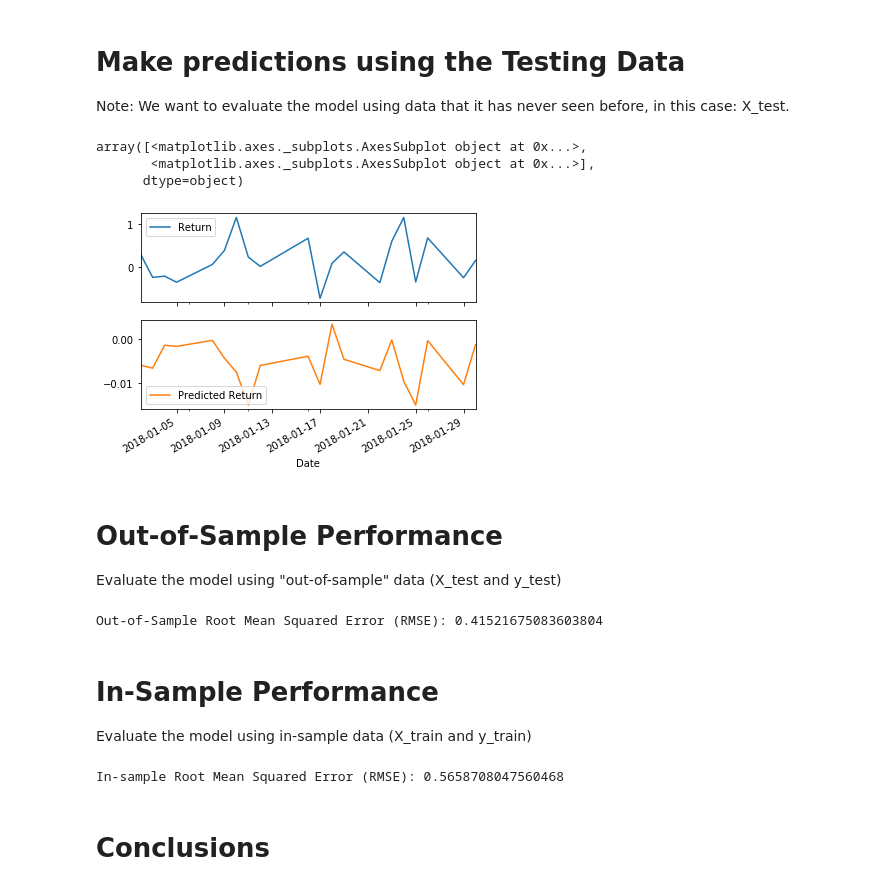
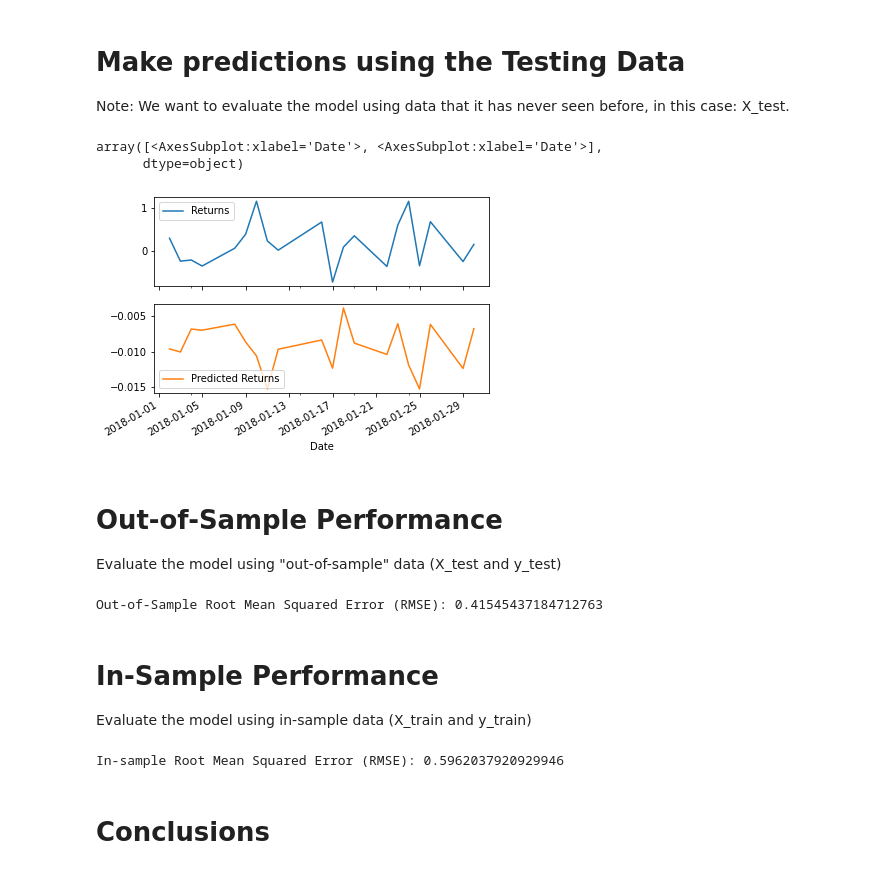
Before and after one commit to Lucas-Shaiman/time_series_homework, a Jupyter notebook: Starter_Code/regression_analysis.ipynb, the cells around one changed output. Cells and saved outputs as stored; diff of their text form; code cells hidden in the pictures.

```diff
--- a/Starter_Code/regression_analysis.ipynb
+++ b/Starter_Code/regression_analysis.ipynb
@@ -121,17 +121,20 @@ Note: We want to evaluate the model using data that it has never seen before, in
 # %%
 # Make a prediction of "y" values using just the test dataset
 # YOUR CODE HERE!
+predictions = model.predict(X_test)
 # %%
 # Assemble actual y data (Y_test) with predicted y data (from just above) into two columns in a dataframe:
 # YOUR CODE HERE!
+Results = y_test.to_frame()
+Results["Predicted Returns"] = predictions
 # %%
 # Plot the first 20 predictions vs the true values
 # YOUR CODE HERE!
+Results[:20].plot(subplots=True)
 # %% [output]
-array([<matplotlib.axes._subplots.AxesSubplot object at 0x...>,
-       <matplotlib.axes._subplots.AxesSubplot object at 0x...>],
+array([<AxesSubplot:xlabel='Date'>, <AxesSubplot:xlabel='Date'>],
       dtype=object)
-[figure, old version]
+[figure, new version]
 # %% [markdown]
 # Out-of-Sample Performance
 
@@ -140,11 +143,16 @@ Evaluate the model using "out-of-sample" data (X_test and y_test)
 from sklearn.metrics import mean_squared_error
 # Calculate the mean_squared_error (MSE) on actual versus predicted test "y"
 # YOUR CODE HERE!
-
+mse = mean_squared_error(
+    Results["Returns"],
+    Results["Predicted Returns"]
+)
 # Using that mean-squared-error, calculate the root-mean-squared error (RMSE):
 # YOUR CODE HERE!
+rmse = np.sqrt(mse)
+print(f"Out-of-Sample Root Mean Squared Error (RMSE): {rmse}")
 # %% [output]
-Out-of-Sample Root Mean Squared Error (RMSE): 0.41521675083603804
+Out-of-Sample Root Mean Squared Error (RMSE): 0.41545437184712763
 # %% [markdown]
 # In-Sample Performance
 
@@ -152,17 +160,22 @@ Evaluate the model using in-sample data (X_train and y_train)
 # %%
 # Construct a dataframe using just the "y" training data:
 # YOUR CODE HERE!
-
+in_sample_results = y_train.to_frame()
 # Add a column of "in-sample" predictions to that dataframe:
 # YOUR CODE HERE!
-
+in_sample_results["In-sample Predictions"] = model.predict(X_train)
 # Calculate in-sample mean_squared_error (for comparison to out-of-sample)
 # YOUR CODE HERE!
-
+in_sample_mse = mean_squared_error(
+    in_sample_results["Returns"],
+    in_sample_results["In-sample Predictions"]
+)
 # Calculate in-sample root mean_squared_error (for comparison to out-of-sample)
 # YOUR CODE HERE!
+in_sample_rmse = np.sqrt(in_sample_mse)
+print(f"In-sample Root Mean Squared Error (RMSE): {in_sample_rmse}")
 # %% [output]
-In-sample Root Mean Squared Error (RMSE): 0.5658708047560468
+In-sample Root Mean Squared Error (RMSE): 0.5962037920929946
 # %% [markdown]
 # Conclusions
 # %% [markdown]
```
